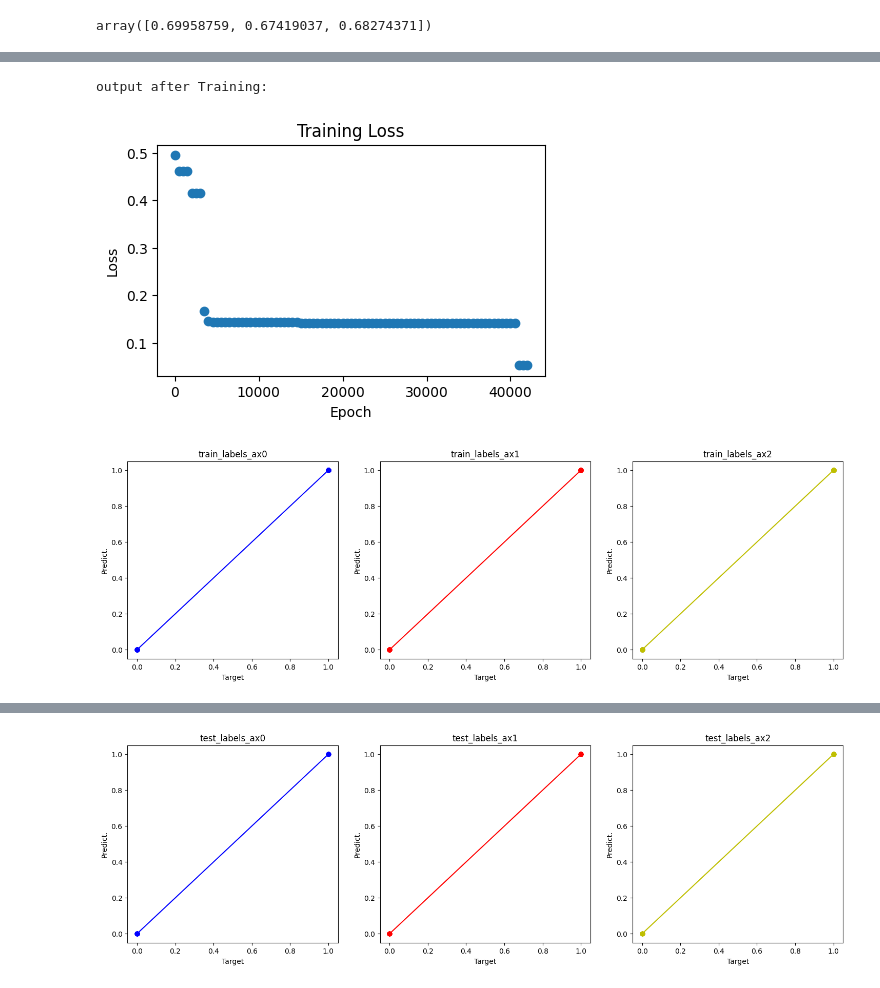
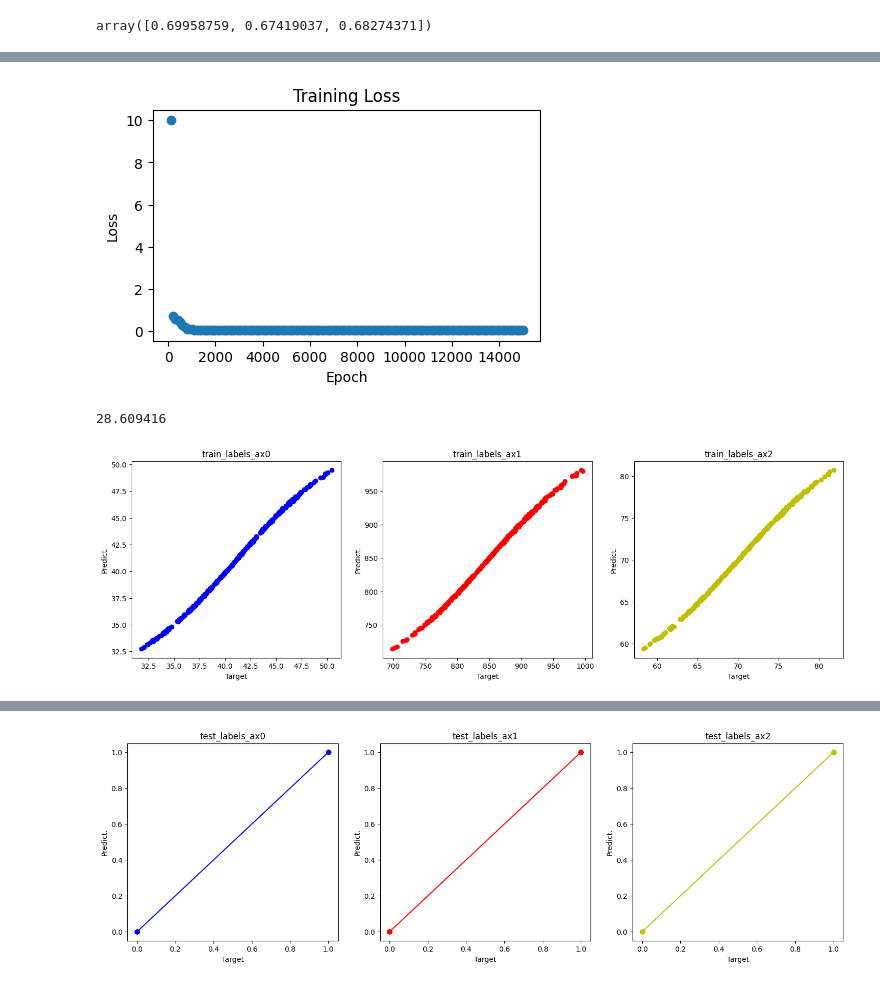
Before and after one commit to husthorng/hello-world, a Jupyter notebook: backpropagation_4x3y_NQ_1.ipynb, the cells around one changed output, grey strips where cells are left out. Cells and saved outputs as stored; diff of their text form; code cells hidden in the pictures.

```diff
--- a/backpropagation_4x3y_NQ_1.ipynb
+++ b/backpropagation_4x3y_NQ_1.ipynb
@@ -106,6 +106,8 @@ array([0.69958759, 0.67419037, 0.68274371])
 # %%
 ersum=100
 ix=1
+losses=[]
+index_N=[]
 # SSE_Goal=10
 while ersum > SSE_Goal:
   net_h=inputD3_1@W1.T
@@ -116,6 +118,8 @@ while ersum > SSE_Goal:
   er=targetD3-out_o
   ersum=np.sum(er**2)
   if ix%pernum==0:
+    losses.append(ersum)
+    index_N.append(ix)
     print("run:",ix,"sumer=",ersum)
   ix+=1
   delta_o=out_o*(1-out_o)*er #delta_o= (300, 2)
@@ -224,39 +176,24 @@ syn1
 # %%
-
-
-#print output
-print("output after Training:")
-for i in range(l2.shape[0]):
-  for j in range(l2.shape[1]):
-    if l2[i][j] > 0.5:
-      l2[i][j]=1
-    else:
-      l2[i][j]=0
-#  print(l2[i])
 fig, ax = plt.subplots(figsize=(5, 3))
-ax.scatter(R_losses, losses)
-#plt.scatter(R_losses, losses)
+ax.scatter(index_N, losses)
+#plt.scatter(index_N, losses)
 plt.title('Training Loss')
 plt.xlabel('Epoch')
 plt.ylabel('Loss')
 plt.show()
 # %% [output]
-output after Training:
-[figure, old version]
+[figure, new version]
+# %%
+max_min_T[:,0][1]
+# %% [output]
+28.609416
 # %%
 import matplotlib.pyplot as plt
 from matplotlib import gridspec
 import numpy as np
 
 import pandas as pd
-DF = pd.DataFrame(syn0)
-DF.to_csv("syn0.csv")
-DF = pd.DataFrame(syn1)
-DF.to_csv("syn1.csv")
-DF = pd.DataFrame(l2)
-DF.to_csv("l2.csv")
-DF = pd.DataFrame(train_labels)
-DF.to_csv("train_labels.csv")
+
 fig = plt.figure()
 fig.set_figheight(5)
 fig.set_figwidth(18)
@@ -264,18 +201,19 @@ spec = gridspec.GridSpec(ncols=3, nrows=1,
               width_ratios=[1, 1,1], wspace=0.2,
               hspace=0.5, height_ratios=[1])
 ax0 = fig.add_subplot(spec[0])
-ax0.plot([0, 1],color = "b")
-ax0.scatter(train_labels[:,0], l2[:,0],color = "b")
+#ax0.plot(max_min_T[:,0][0],max_min_T[:,0][1],color = "b")
+
+ax0.scatter(targetD[:,0], out_o_V[:,0],color = "b")
 ax0.set_title('train_labels_ax0')
 
 ax1 = fig.add_subplot(spec[1])
-ax1.plot([0, 1],color = "r")
-ax1.scatter(train_labels[:,1], l2[:,1],color = "r")
+#ax1.plot([0, 1],color = "r")
+ax1.scatter(targetD[:,1], out_o_V[:,1],color = "r")
 ax1.set_title('train_labels_ax1')
 
 ax2 = fig.add_subplot(spec[2])
-ax2.plot([0, 1],color = "y")
-ax2.scatter(train_labels[:,2], l2[:,2],color = "y")
+#ax2.plot([0, 1],color = "y")
+ax2.scatter(targetD[:,2], out_o_V[:,2],color = "y")
 ax2.set_title('train_labels_ax2')
 
 #plt.title('')
@@ -288,4 +226,4 @@ ax2.set_xlabel('Target')
 ax2.set_ylabel('Predict.')
 plt.show()
 # %% [output]
-[figure, old version]
+[figure, new version]
```
Also changed, not shown: parts of 18 cells of this notebook.
